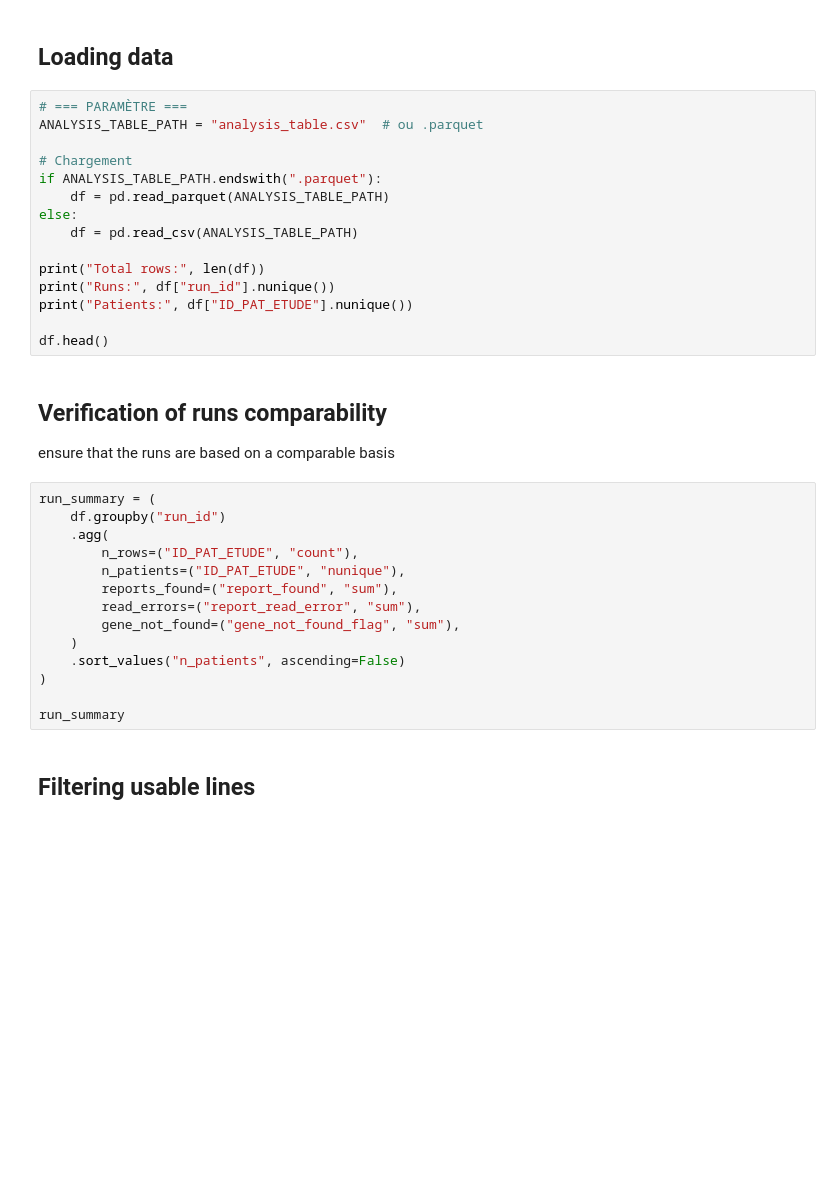
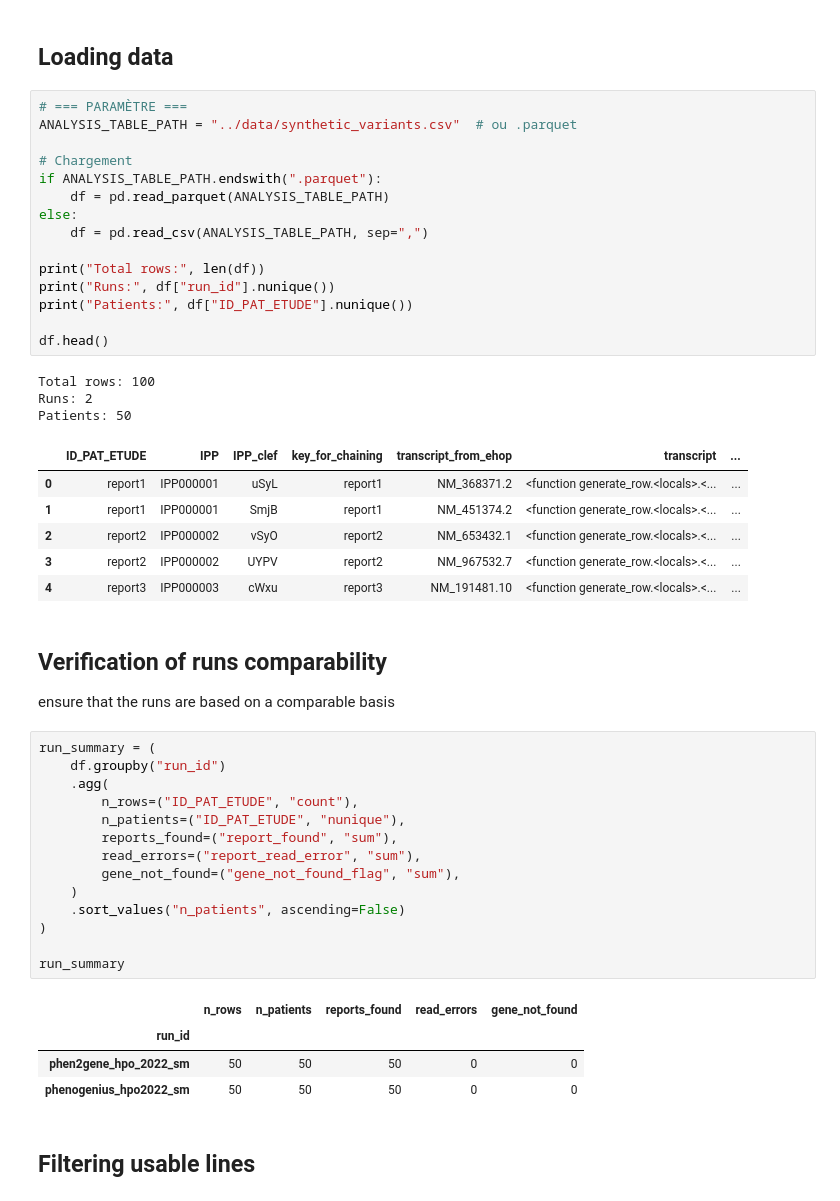
Before and after one commit to AxelBone/String_Matching_Parser_14042025, a Jupyter notebook: ext/phenogenius_results_analysis/notebooks/EDA_comparison_priorisation_results_from_diff_methods.ipynb, the cells around one changed output. Drawn from its saved outputs; the diff is of its cells as text; blank space fills up the shorter version.

```diff
--- a/ext/phenogenius_results_analysis/notebooks/EDA_comparison_priorisation_results_from_diff_methods.ipynb
+++ b/ext/phenogenius_results_analysis/notebooks/EDA_comparison_priorisation_results_from_diff_methods.ipynb
@@ -28,19 +28,29 @@ pd.set_option("display.max_colwidth", 120)
 ## Loading data
 # %%
 # === PARAMÈTRE ===
-ANALYSIS_TABLE_PATH = "analysis_table.csv"  # ou .parquet
+ANALYSIS_TABLE_PATH = "../data/synthetic_variants.csv"  # ou .parquet
 
 # Chargement
 if ANALYSIS_TABLE_PATH.endswith(".parquet"):
     df = pd.read_parquet(ANALYSIS_TABLE_PATH)
 else:
-    df = pd.read_csv(ANALYSIS_TABLE_PATH)
+    df = pd.read_csv(ANALYSIS_TABLE_PATH, sep=",")
 
 print("Total rows:", len(df))
 print("Runs:", df["run_id"].nunique())
 print("Patients:", df["ID_PAT_ETUDE"].nunique())
 
 df.head()
+# %% [output]
+Total rows: 100
+Runs: 2
+Patients: 50
+|  | ID_PAT_ETUDE | IPP | IPP_clef | key_for_chaining | transcript_from_ehop | transcript | ... |
+| 0 | report1 | IPP000001 | uSyL | report1 | NM_368371.2 | <function generate_row.<locals>.<... | ... |
+| 1 | report1 | IPP000001 | SmjB | report1 | NM_451374.2 | <function generate_row.<locals>.<... | ... |
+| 2 | report2 | IPP000002 | vSyO | report2 | NM_653432.1 | <function generate_row.<locals>.<... | ... |
+| 3 | report2 | IPP000002 | UYPV | report2 | NM_967532.7 | <function generate_row.<locals>.<... | ... |
+| 4 | report3 | IPP000003 | cWxu | report3 | NM_191481.10 | <function generate_row.<locals>.<... | ... |
 # %% [markdown]
 ## Verification of runs comparability
 
@@ -59,6 +69,11 @@ run_summary = (
 )
 
 run_summary
+# %% [output]
+|  | n_rows | n_patients | reports_found | read_errors | gene_not_found |
+| run_id |  |  |  |  |  |
+| phen2gene_hpo_2022_sm | 50 | 50 | 50 | 0 | 0 |
+| phenogenius_hpo2022_sm | 50 | 50 | 50 | 0 | 0 |
 # %% [markdown]
 ## Filtering usable lines
 # %%
```
Also changed, not shown: parts of 7 cells of this notebook, 2 other files.
